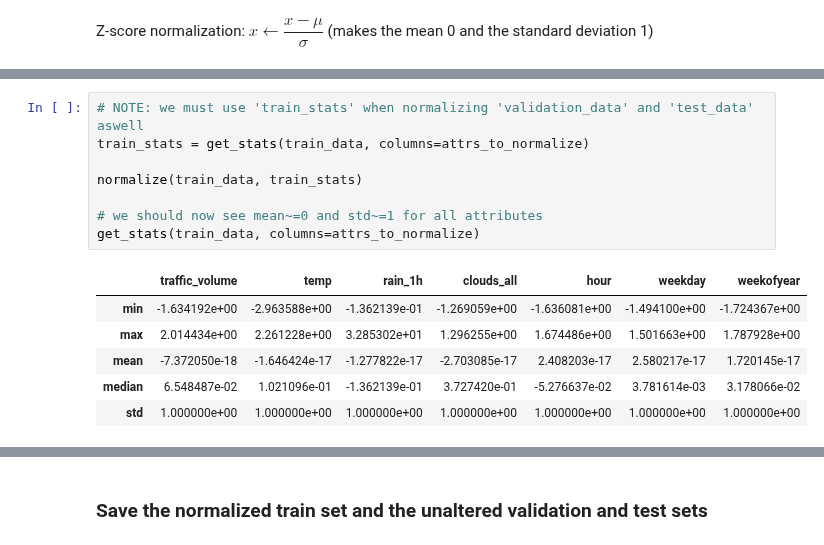
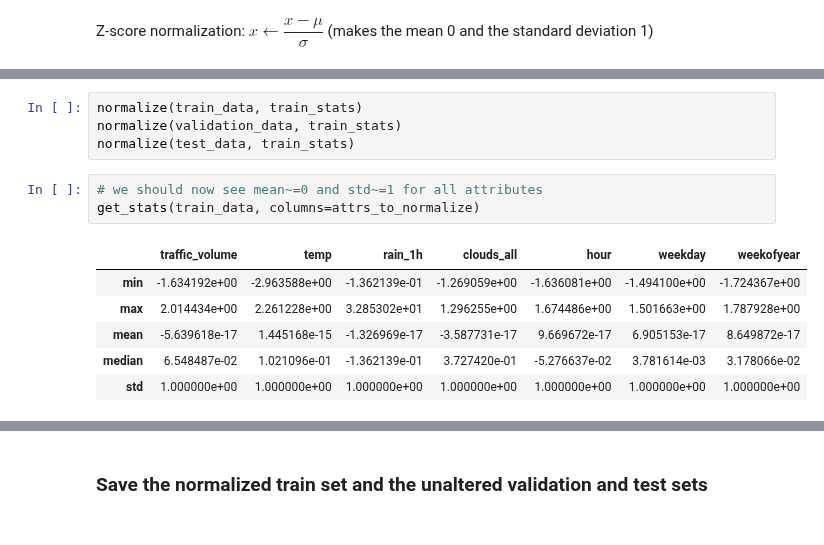
Before and after one commit to laurelkeys/machine-learning, a Jupyter notebook: assignment-1/Assignment1.ipynb, the cells around one changed output, grey strips where cells are left out. Saved outputs shown, nothing was run; the diff lists cells and outputs as text.

Commit message:
Use train set valeus on z-score normalization

```diff
--- a/assignment-1/Assignment1.ipynb
+++ b/assignment-1/Assignment1.ipynb
@@ -661,15 +664,14 @@ def normalize(dataset, stats):
+# %%
+normalize(train_data, train_stats)
+normalize(validation_data, train_stats)
+normalize(test_data, train_stats)
 # %%
-# NOTE: we must use 'train_stats' when normalizing 'validation_data' and 'test_data' aswell
-train_stats = get_stats(train_data, columns=attrs_to_normalize)
-
-normalize(train_data, train_stats)
-
 # we should now see mean~=0 and std~=1 for all attributes
 get_stats(train_data, columns=attrs_to_normalize)
 # %% [output]
 |  | traffic_volume | temp | rain_1h | clouds_all | hour | weekday | weekofyear |
 | min | -1.634192e+00 | -2.963588e+00 | -1.362139e-01 | -1.269059e+00 | -1.636081e+00 | -1.494100e+00 | -1.724367e+00 |
 | max | 2.014434e+00 | 2.261228e+00 | 3.285302e+01 | 1.296255e+00 | 1.674486e+00 | 1.501663e+00 | 1.787928e+00 |
-| mean | -7.372050e-18 | -1.646424e-17 | -1.277822e-17 | -2.703085e-17 | 2.408203e-17 | 2.580217e-17 | 1.720145e-17 |
+| mean | -5.639618e-17 | 1.445168e-15 | -1.326969e-17 | -3.587731e-17 | 9.669672e-17 | 6.905153e-17 | 8.649872e-17 |
 | median | 6.548487e-02 | 1.021096e-01 | -1.362139e-01 | 3.727420e-01 | -5.276637e-02 | 3.781614e-03 | 3.178066e-02 |
 | std | 1.000000e+00 | 1.000000e+00 | 1.000000e+00 | 1.000000e+00 | 1.000000e+00 | 1.000000e+00 | 1.000000e+00 |
```
Also changed, not shown: parts of 6 cells of this notebook, 3 other files.
